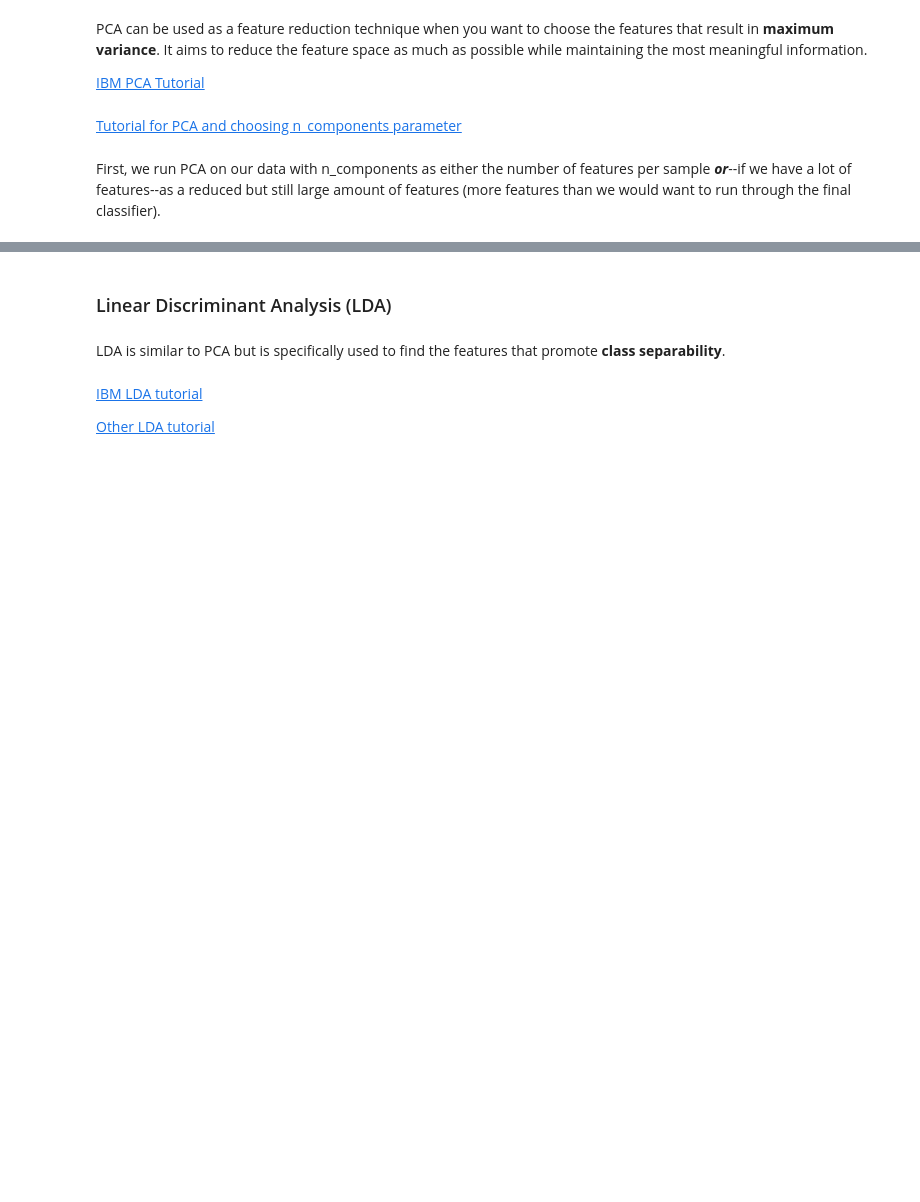
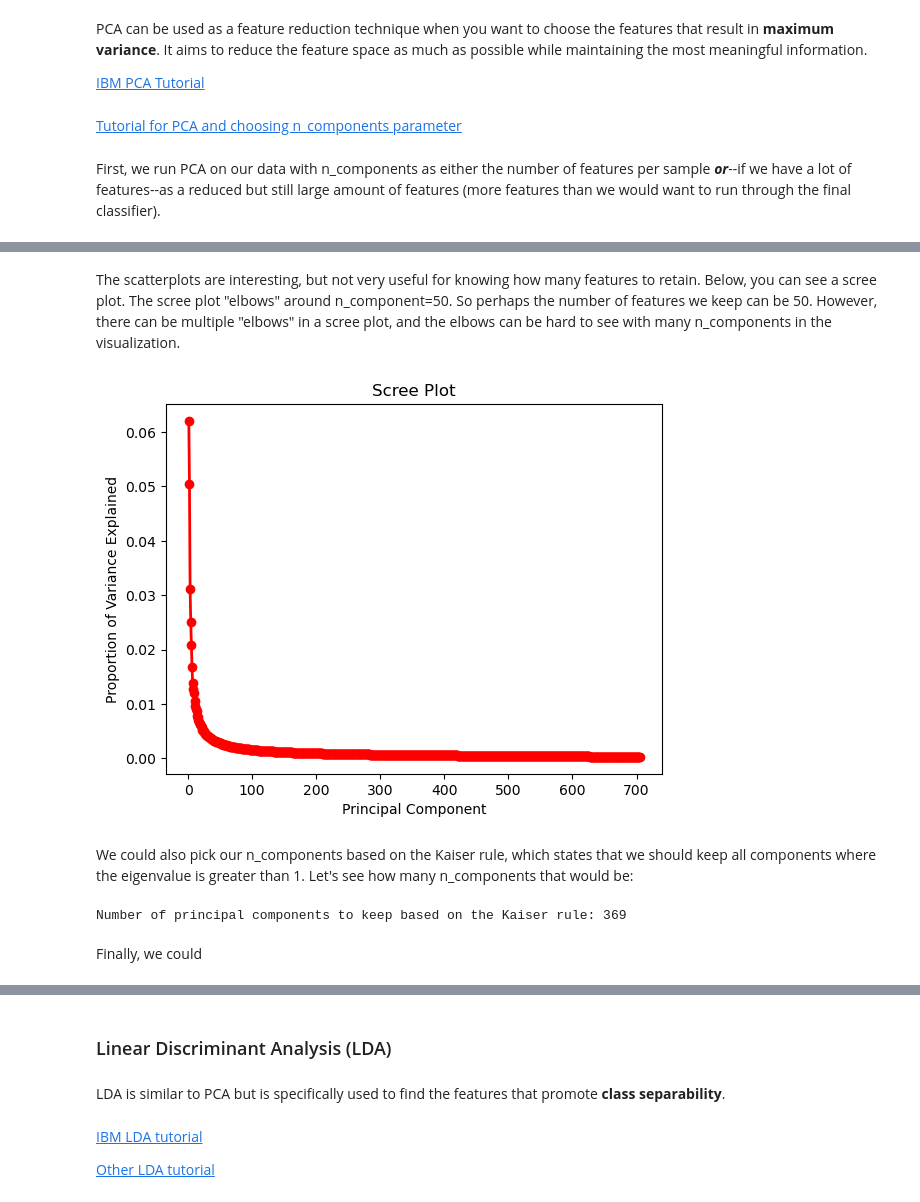
Before and after one commit to AgafiaB/SURE-2025, a Jupyter notebook: fullnotebook1.ipynb, the cells around one changed output, grey strips where cells are left out. Cells and saved outputs as stored; diff of their text form; code cells hidden in the pictures; blank space fills up the shorter version.

```diff
--- a/fullnotebook1.ipynb
+++ b/fullnotebook1.ipynb
@@ -1443,2 +1478,27 @@ ax.set_title('Plot of 1st Two Principal Components vs. Class', fontsize = 20)
+# %% [markdown]
+The scatterplots are interesting, but not very useful for knowing how many features to retain. Below, you can see a scree plot. The scree plot "elbows" around n_component=50. So perhaps the number of features we keep can be 50. However, there can be multiple "elbows" in a scree plot, and the elbows can be hard to see with many n_components in the visualization.
 # %%
 # scree plot / elbow plot
+PC_values = np.arange(my_PCA.n_components_) + 1
+plt.plot(PC_values, my_PCA.explained_variance_ratio_, 'ro-', linewidth=2)
+plt.title('Scree Plot')
+plt.xlabel('Principal Component')
+plt.ylabel('Proportion of Variance Explained')
+plt.show()
+# %% [output]
+[figure, added]
+# %% [markdown]
+We could also pick our n_components based on the Kaiser rule, which states that we should keep all components where the eigenvalue is greater than 1. Let's see how many n_components that would be:
+# %%
+# eigenvalues of the first 25 principal components
+to_keep = 0
+for i, eigenval in enumerate(my_PCA.explained_variance_):
+    if eigenval > 1:
+        to_keep += 1
+    else:
+        break
+print(f'Number of principal components to keep based on the Kaiser rule: {to_keep}')
+# %% [output]
+Number of principal components to keep based on the Kaiser rule: 369
+# %% [markdown]
+Finally, we could
```
Also changed, not shown: parts of 9 cells of this notebook.
